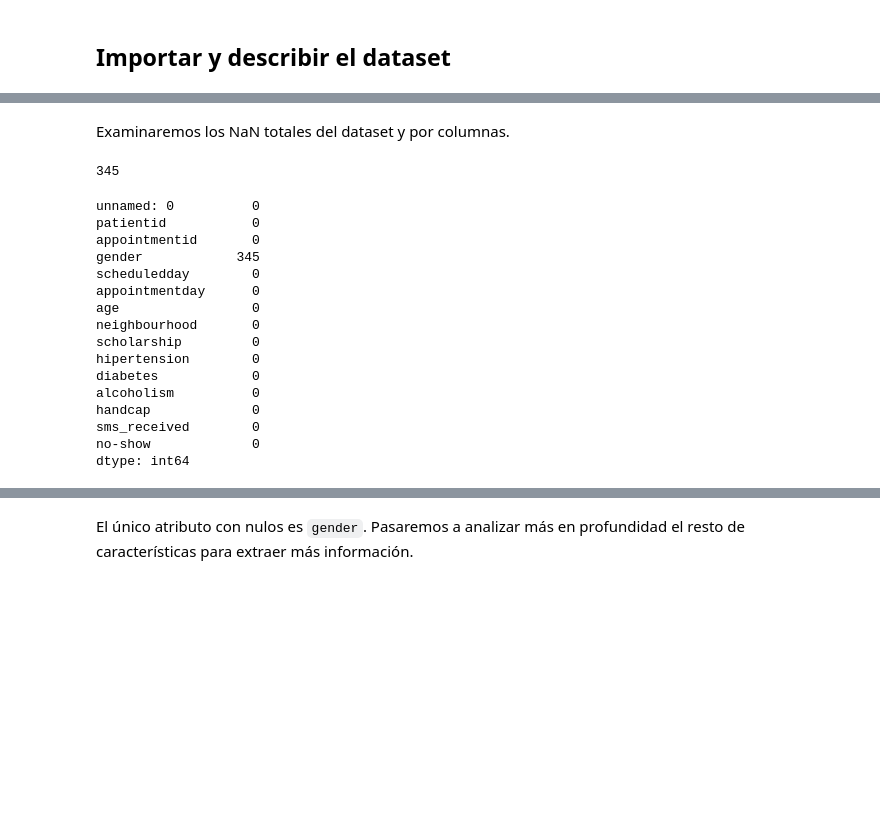
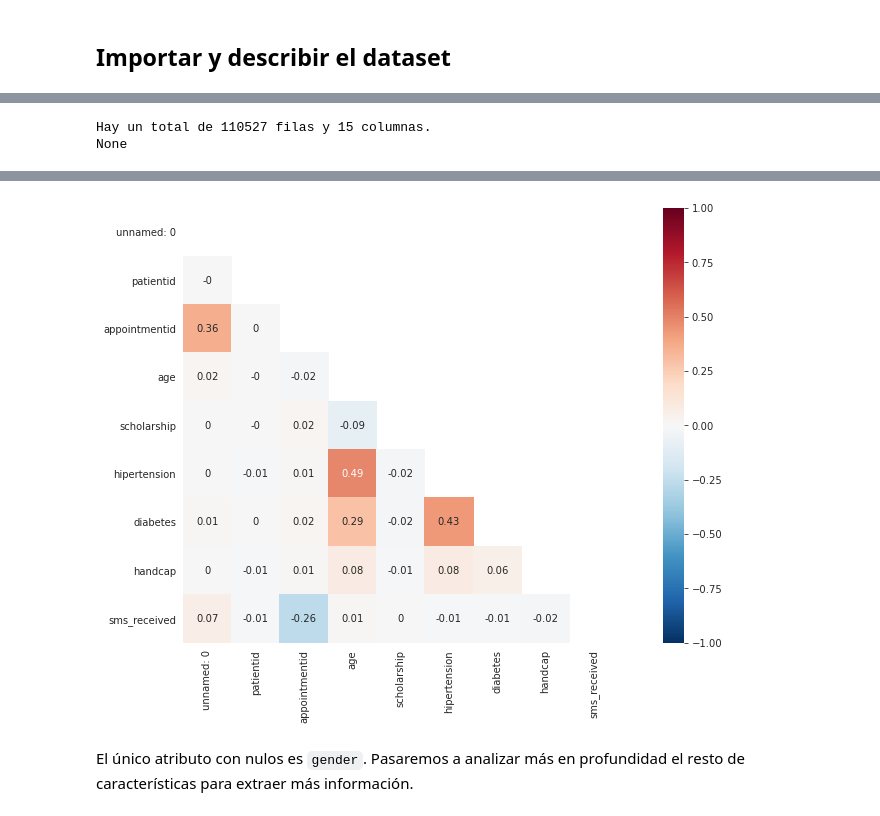
Before and after one commit to ta-datapt-bcn/project-ml-show-noshow, a Jupyter notebook: ml-show-noshow.ipynb, the cells around one changed output, grey strips where cells are left out. Drawn from its saved outputs; the diff is of its cells as text; code cells hidden in the pictures; blank space fills up the shorter version.

```diff
--- a/ml-show-noshow.ipynb
+++ b/ml-show-noshow.ipynb
@@ -108,25 +61,0 @@ citas.describe()
-# %% [markdown]
-Examinaremos los NaN totales del dataset y por columnas.
-# %%
-citas.isnull().any(axis=1).sum()
-# %% [output]
-345
-# %%
-citas.isnull().sum()
-# %% [output]
-unnamed: 0          0
-patientid           0
-appointmentid       0
-gender            345
-scheduledday        0
-appointmentday      0
-age                 0
-neighbourhood       0
-scholarship         0
-hipertension        0
-diabetes            0
-alcoholism          0
-handcap             0
-sms_received        0
-no-show             0
-dtype: int64
@@ -132,0 +72,45 @@ dtype: int64
+# %%
+def describe_df(df):
+
+    """
+    Muestra información básica del dataframe que le pases.
+
+    Input:
+    -DataFrame
+
+    Output:
+    - Número de filas y columnas
+    - DataFrame con:
+        * 'type': Tipos de columnas
+        * 'nan': Número de valores nulos
+        * 'nan_ratio_col': Ratio de valores nulos en la columna
+        * 'nan_ratio_total': Ratio de valores nulos en el total del dataset
+        * 'unique_values': Número de valores únicos que tiene esa columna
+        * 'mean': media de las columnas numéricas
+        * 'std': desviación estándard de las columnas numéricas
+        * 'min': mínimo de las columnas numéricas
+        * '25%': primer cuartil de las columnas numéricas
+        * '50%': segundo cuartil de las columnas numéricas
+        * '75%': tercer cuartil de las columnas numéricas
+        * 'max': máximo de las columnas numéricas
+
+    - Heatmap de correlación
+    """
+
+    print(f'Hay un total de {df.shape[0]} filas y {df.shape[1]} columnas.')
+
+    print (heatmap_ml(df))
+
+    describe_df = pd.DataFrame(df.dtypes, columns = ["type"])
+    describe_df["nan"] = df.isna().sum()
+    describe_df["nan_ratio_col"] = [round(df.isna().sum()[col]/len(df[col])*100, 2) for col in df.columns]
+    describe_df["nan_ratio_total"] = [round(df.isna().sum()[col]/df.shape[0]*100, 2) for col in df.columns]
+    describe_df['unique_values'] = [len(pd.unique(df[col])) for col in df.columns]
+    describe_df = describe_df.join(df.describe().T[['mean', 'std', 'min', '25%', '50%', '75%', 'max']], on = describe_df.index)
+
+    return describe_df
+# %%
+describe_df (citas)
+# %% [output]
+Hay un total de 110527 filas y 15 columnas.
+None
@@ -133,3 +133,4 @@ dtype: int64
+[figure, added]
 # %% [markdown]
 El único atributo con nulos es <code>gender</code>. Pasaremos a analizar más en profundidad el resto de características para extraer más información.
 # %% [markdown]
```
Also changed, not shown: parts of 31 cells of this notebook.
